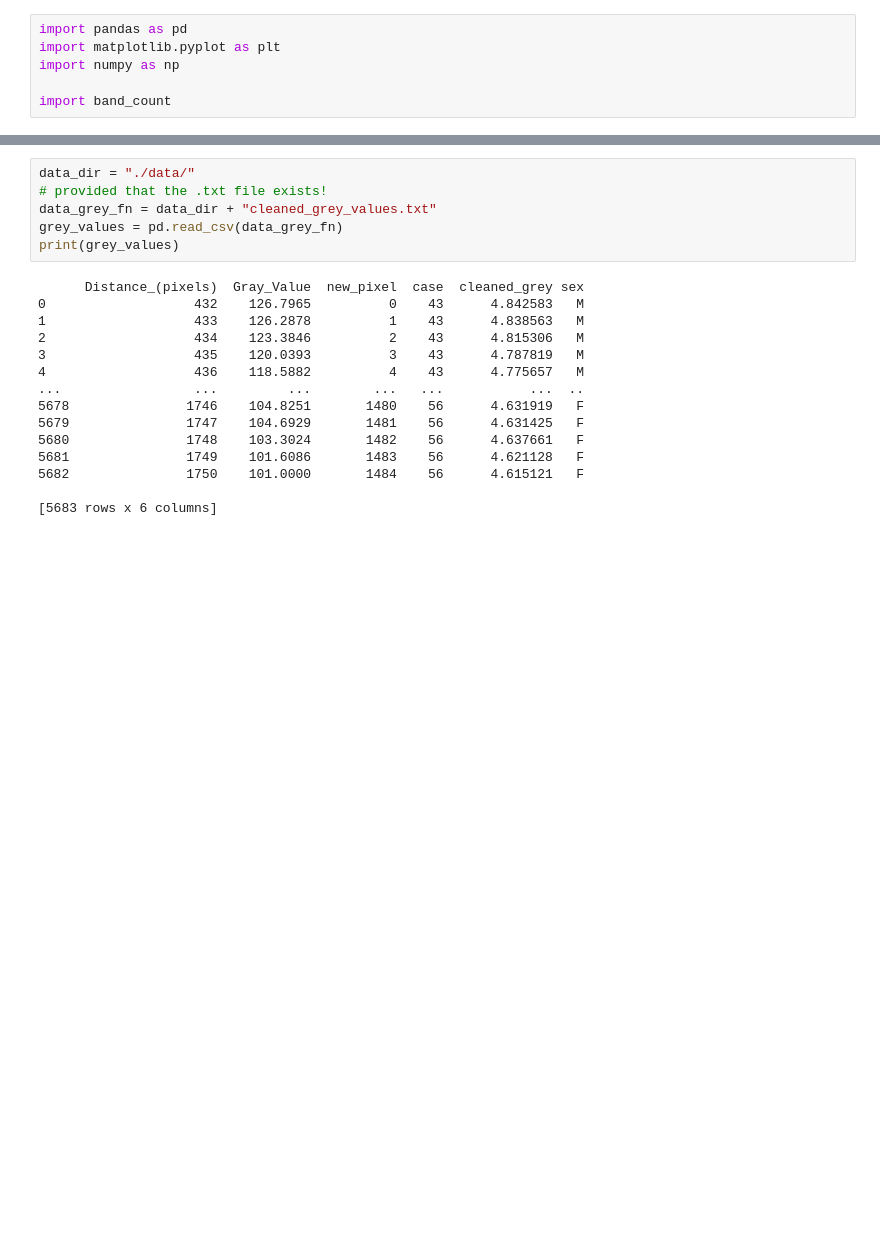
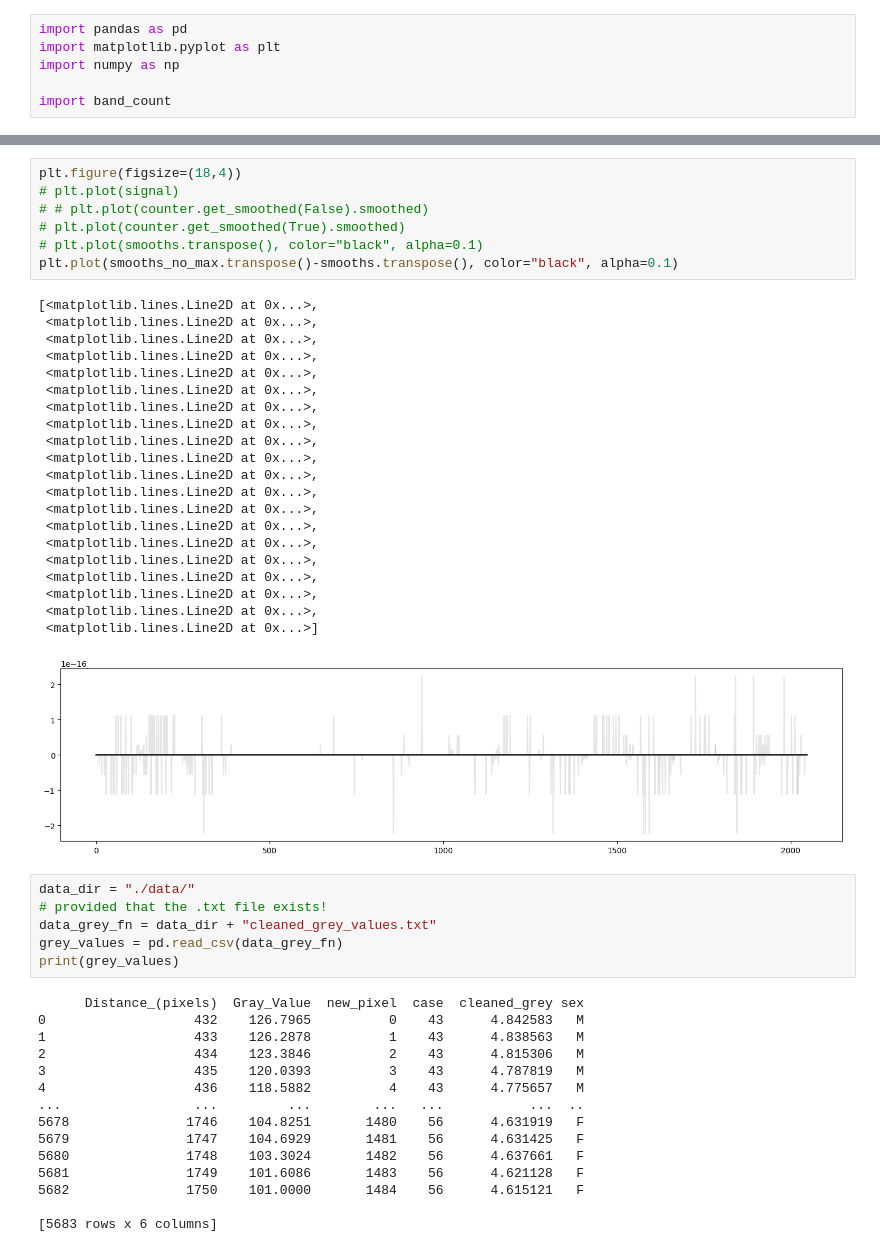
Before and after one commit to angus-lewis/SharkAgeEstimation, a Jupyter notebook: demo.ipynb, the cells around one changed output, grey strips where cells are left out. Drawn from its saved outputs; the diff is of its cells as text; blank space fills up the shorter version.

```diff
--- a/demo.ipynb
+++ b/demo.ipynb
@@ -7,3 +93,32 @@ import band_count
+# %%
+plt.figure(figsize=(18,4))
+# plt.plot(signal)
+# # plt.plot(counter.get_smoothed(False).smoothed)
+# plt.plot(counter.get_smoothed(True).smoothed)
+# plt.plot(smooths.transpose(), color="black", alpha=0.1)
+plt.plot(smooths_no_max.transpose()-smooths.transpose(), color="black", alpha=0.1)
+# %% [output]
+[<matplotlib.lines.Line2D at 0x...>,
+ <matplotlib.lines.Line2D at 0x...>,
+ <matplotlib.lines.Line2D at 0x...>,
+ <matplotlib.lines.Line2D at 0x...>,
+ <matplotlib.lines.Line2D at 0x...>,
+ <matplotlib.lines.Line2D at 0x...>,
+ <matplotlib.lines.Line2D at 0x...>,
+ <matplotlib.lines.Line2D at 0x...>,
+ <matplotlib.lines.Line2D at 0x...>,
+ <matplotlib.lines.Line2D at 0x...>,
+ <matplotlib.lines.Line2D at 0x...>,
+ <matplotlib.lines.Line2D at 0x...>,
+ <matplotlib.lines.Line2D at 0x...>,
+ <matplotlib.lines.Line2D at 0x...>,
+ <matplotlib.lines.Line2D at 0x...>,
+ <matplotlib.lines.Line2D at 0x...>,
+ <matplotlib.lines.Line2D at 0x...>,
+ <matplotlib.lines.Line2D at 0x...>,
+ <matplotlib.lines.Line2D at 0x...>,
+ <matplotlib.lines.Line2D at 0x...>]
+[figure, added]
 # %%
 data_dir = "./data/"
 # provided that the .txt file exists!
```
Also changed, not shown: parts of 16 cells of this notebook, 11 other files.
